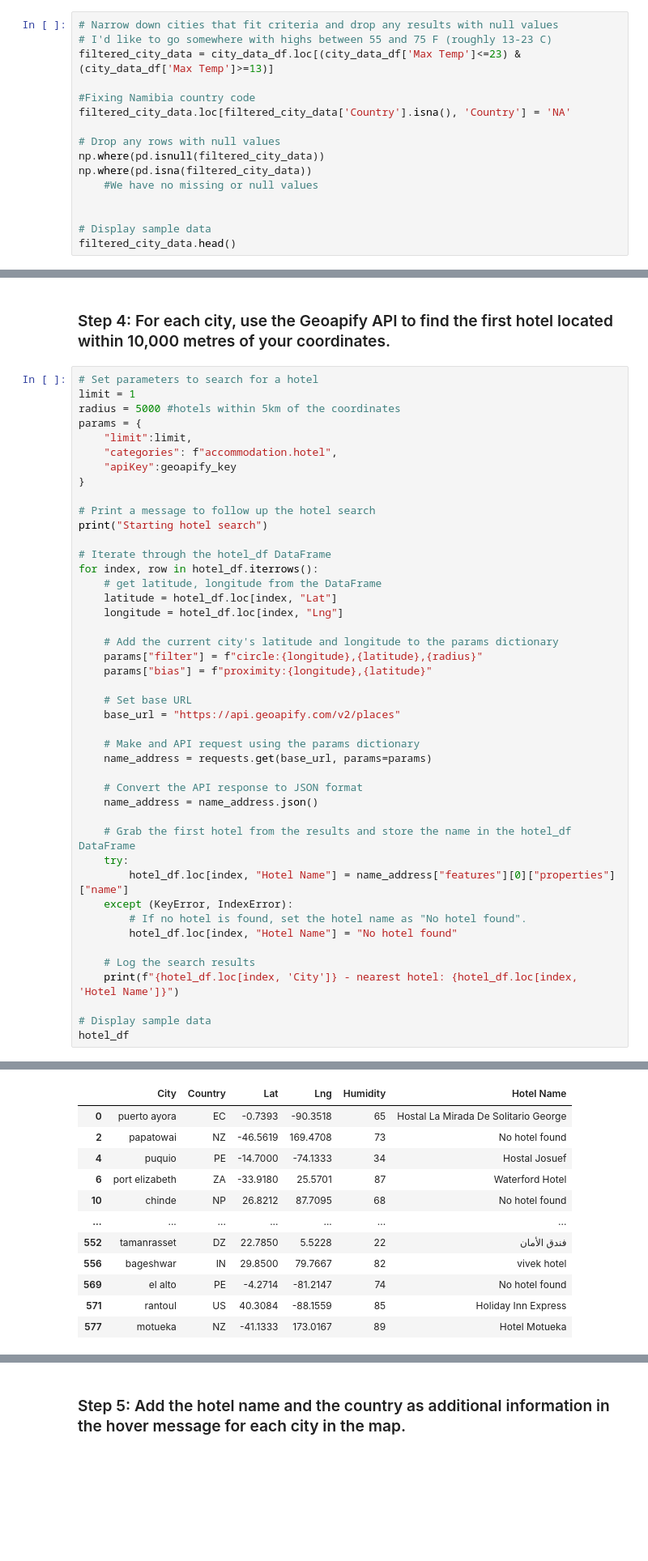
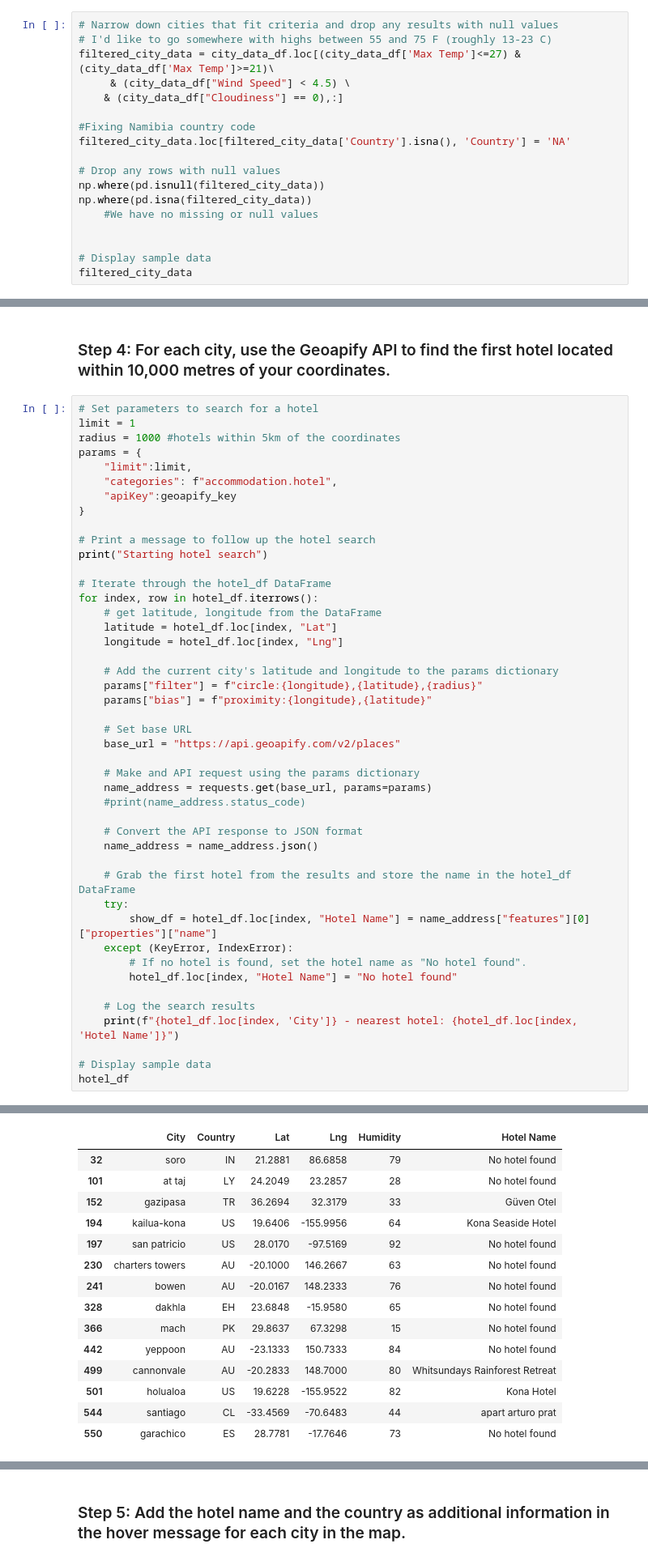
Before and after one commit to alekson-code/python-api-challenge, a Jupyter notebook: VacationPy.ipynb, the cells around one changed output, grey strips where cells are left out. Shown at 81% size. Drawn from its saved outputs; the diff is of its cells as text; blank space fills up the shorter version.

```diff
--- a/VacationPy.ipynb
+++ b/VacationPy.ipynb
@@ -58,7 +58,9 @@ humidity_map
 # %%
 # Narrow down cities that fit criteria and drop any results with null values
 # I'd like to go somewhere with highs between 55 and 75 F (roughly 13-23 C)
-filtered_city_data = city_data_df.loc[(city_data_df['Max Temp']<=23) & (city_data_df['Max Temp']>=13)]
+filtered_city_data = city_data_df.loc[(city_data_df['Max Temp']<=27) & (city_data_df['Max Temp']>=21)\
+     & (city_data_df["Wind Speed"] < 4.5) \
+    & (city_data_df["Cloudiness"] == 0),:]
 
 #Fixing Namibia country code
 filtered_city_data.loc[filtered_city_data['Country'].isna(), 'Country'] = 'NA'
@@ -70,6 +72,6 @@ np.where(pd.isna(filtered_city_data))
 
 
 # Display sample data
-filtered_city_data.head()
+filtered_city_data
 # %% [output]
 |  | City_ID | City | Lat | Lng | Max Temp | Humidity | Cloudiness | Wind Speed | Country | Date |
@@ -101,7 +121,7 @@ hotel_df.head()
 # %%
 # Set parameters to search for a hotel
 limit = 1
-radius = 5000 #hotels within 5km of the coordinates
+radius = 1000 #hotels within 5km of the coordinates
 params = {
     "limit":limit,
     "categories": f"accommodation.hotel",
@@ -126,13 +146,14 @@ for index, row in hotel_df.iterrows():
 
     # Make and API request using the params dictionary
     name_address = requests.get(base_url, params=params)
+    #print(name_address.status_code)
 
     # Convert the API response to JSON format
     name_address = name_address.json()
 
     # Grab the first hotel from the results and store the name in the hotel_df DataFrame
     try:
-        hotel_df.loc[index, "Hotel Name"] = name_address["features"][0]["properties"]["name"]
+        show_df = hotel_df.loc[index, "Hotel Name"] = name_address["features"][0]["properties"]["name"]
     except (KeyError, IndexError):
         # If no hotel is found, set the hotel name as "No hotel found".
         hotel_df.loc[index, "Hotel Name"] = "No hotel found"
@@ -163,12 +182,15 @@ motueka - nearest hotel: Hotel Motueka
 |  | City | Country | Lat | Lng | Humidity | Hotel Name |
-| 0 | puerto ayora | EC | -0.7393 | -90.3518 | 65 | Hostal La Mirada De Solitario George |
-| 2 | papatowai | NZ | -46.5619 | 169.4708 | 73 | No hotel found |
-| 4 | puquio | PE | -14.7000 | -74.1333 | 34 | Hostal Josuef |
-| 6 | port elizabeth | ZA | -33.9180 | 25.5701 | 87 | Waterford Hotel |
-| 10 | chinde | NP | 26.8212 | 87.7095 | 68 | No hotel found |
-| ... | ... | ... | ... | ... | ... | ... |
-| 552 | tamanrasset | DZ | 22.7850 | 5.5228 | 22 | فندق الأمان |
-| 556 | bageshwar | IN | 29.8500 | 79.7667 | 82 | vivek hotel |
-| 569 | el alto | PE | -4.2714 | -81.2147 | 74 | No hotel found |
-| 571 | rantoul | US | 40.3084 | -88.1559 | 85 | Holiday Inn Express |
-| 577 | motueka | NZ | -41.1333 | 173.0167 | 89 | Hotel Motueka |
+| 32 | soro | IN | 21.2881 | 86.6858 | 79 | No hotel found |
+| 101 | at taj | LY | 24.2049 | 23.2857 | 28 | No hotel found |
+| 152 | gazipasa | TR | 36.2694 | 32.3179 | 33 | Güven Otel |
+| 194 | kailua-kona | US | 19.6406 | -155.9956 | 64 | Kona Seaside Hotel |
+| 197 | san patricio | US | 28.0170 | -97.5169 | 92 | No hotel found |
+| 230 | charters towers | AU | -20.1000 | 146.2667 | 63 | No hotel found |
+| 241 | bowen | AU | -20.0167 | 148.2333 | 76 | No hotel found |
+| 328 | dakhla | EH | 23.6848 | -15.9580 | 65 | No hotel found |
+| 366 | mach | PK | 29.8637 | 67.3298 | 15 | No hotel found |
+| 442 | yeppoon | AU | -23.1333 | 150.7333 | 84 | No hotel found |
+| 499 | cannonvale | AU | -20.2833 | 148.7000 | 80 | Whitsundays Rainforest Retreat |
+| 501 | holualoa | US | 19.6228 | -155.9522 | 82 | Kona Hotel |
+| 544 | santiago | CL | -33.4569 | -70.6483 | 44 | apart arturo prat |
+| 550 | garachico | ES | 28.7781 | -17.7646 | 73 | No hotel found |
```
Also changed, not shown: parts of 4 cells of this notebook, 3 other files.
